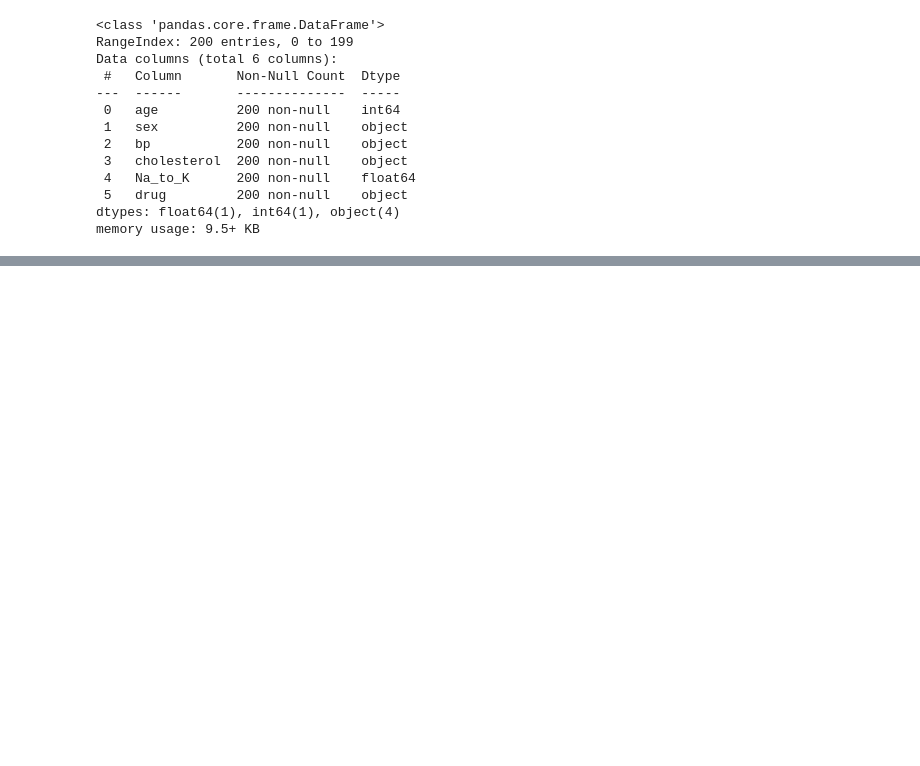
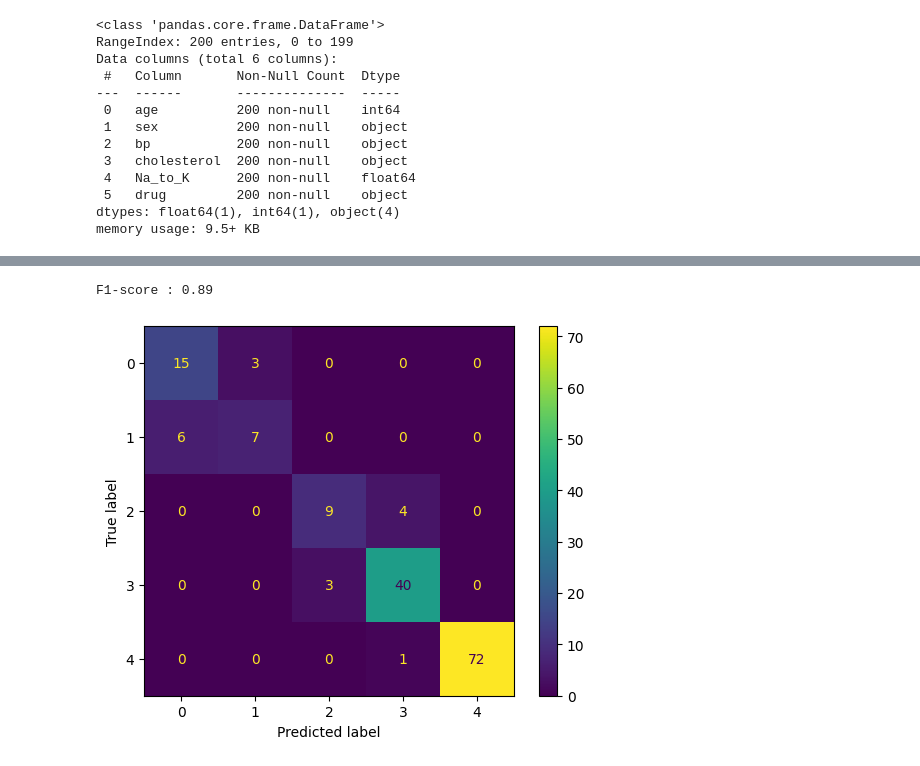
Before and after one commit to magskwa/Mache_Le, a Jupyter notebook: PW05/ex2-debugging/ex2-debugging-stud.ipynb, the cells around one changed output, grey strips where cells are left out. Saved outputs shown, nothing was run; the diff lists cells and outputs as text; code cells hidden in the pictures; blank space fills up the shorter version.

```diff
--- a/PW05/ex2-debugging/ex2-debugging-stud.ipynb
+++ b/PW05/ex2-debugging/ex2-debugging-stud.ipynb
@@ -98,0 +128,3 @@ Accuracy: 0.49375
+# %%
+df_reduced = df.drop(["age", "sex", "cholesterol"], axis=1)
+df_reduced.head()
@@ -98,0 +138,16 @@ Accuracy: 0.49375
+# %%
+X_reduced = df_reduced.drop(columns="drug")
+y_reduced = df_reduced["drug"]
+# %%
+X_train_reduced, X_test_reduced, y_train_reduced, y_test_reduced = train_test_split(X_reduced, y_reduced, test_size=0.2, random_state=42, stratify=y_reduced)
+# %%
+scaler = StandardScaler()
+X_train_reduced = scaler.fit_transform(X_train_reduced)
+X_test_reduced = scaler.transform(X_test_reduced)
+# %%
+knn = KNeighborsClassifier(5)
+knn.fit(X_train_reduced, y_train_reduced)
+predict(knn, X_train_reduced, y_train_reduced)
+# %% [output]
+F1-score : 0.89
+[figure, added]
```
Also changed, not shown: parts of 17 cells of this notebook.
